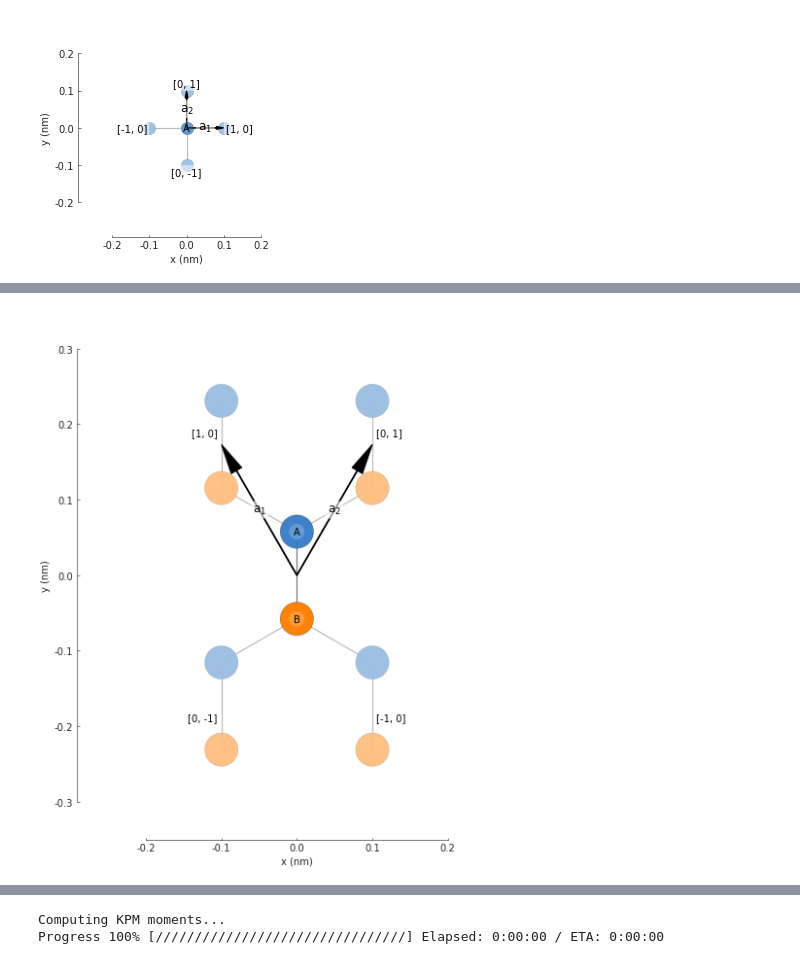
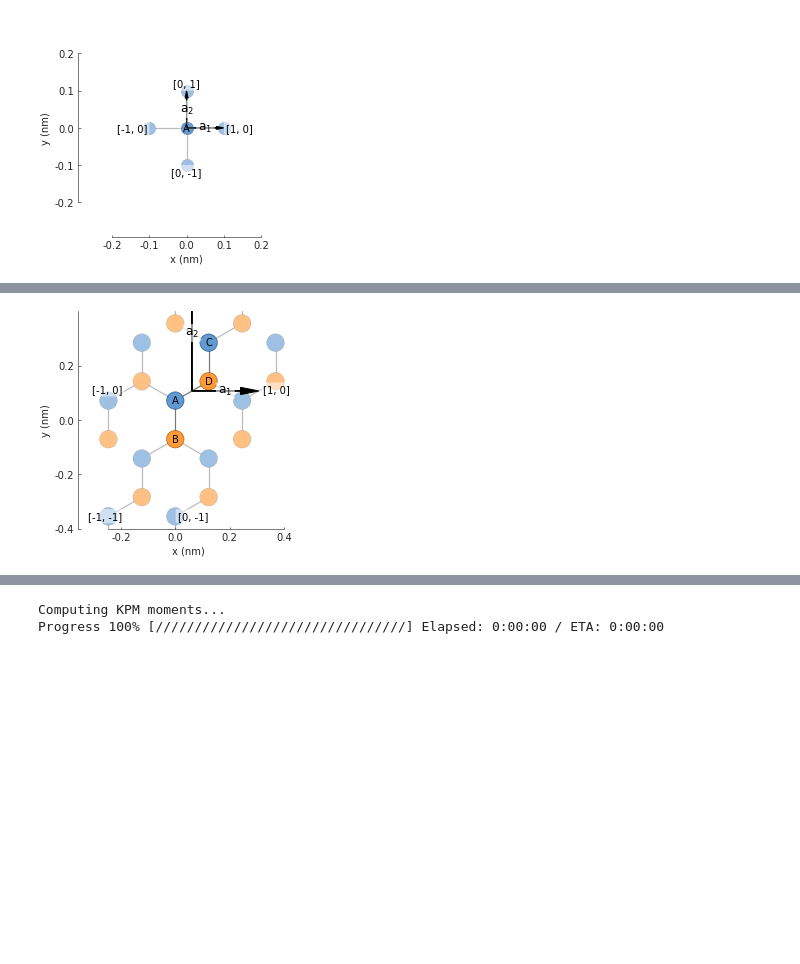
Before and after one commit to ingyeocha/YeongChan-vispy, a Jupyter notebook: test.ipynb, the cells around one changed output, grey strips where cells are left out. Cells and saved outputs as stored; diff of their text form; code cells hidden in the pictures; blank space fills up the shorter version.

```diff
--- a/test.ipynb
+++ b/test.ipynb
@@ -52,27 +60,28 @@ lattice.add_hoppings(
     ([1, -1], 'B', 'A', t)
 )
 # %%
-d = 0.2  # [nm] unit cell distance
+d = graphene.a_cc * (3**0.5)  # [nm] unit cell distance
 t = 1    # [eV] hopping energy
-
-# create a simple 2D lattice with vectors a1 and a2
-lattice = pb.Lattice(a1=[d, 0], a2=[0,3**0.5 * d])
-lattice.add_sublattices(('A', [0, d/3**0.5/2]),
-                        ('B',[0,-d/3**0.5/2]),
-                        #('C',[d/2,(3**0.5 * d)/2+d/3**0.5/2]),
-                        #('D',[d/2,(3**0.5 * d)/2-d/3**0.5/2])
+def unit4atom(d,t):
+    # create a simple 2D lattice with vectors a1 and a2
+    lattice = pb.Lattice(a1=[d, 0], a2=[0,3**0.5 * d])
+    lattice.add_sublattices(('A', [0, d/3**0.5/2]),
+                            ('B',[0,-d/3**0.5/2]),
+                            #('C',[d/2,(3**0.5 * d)/2+d/3**0.5/2]),
+                            #('D',[d/2,(3**0.5 * d)/2-d/3**0.5/2])
+                           )
+    lattice.add_aliases(('C','A',[d/2,(3**0.5 * d)/2+d/3**0.5/2]),
+                        ('D','B',[d/2,(3**0.5 * d)/2-d/3**0.5/2])
                        )
-lattice.add_aliases(('C','A',[d/2,(3**0.5 * d)/2+d/3**0.5/2]),
-                    ('D','B',[d/2,(3**0.5 * d)/2-d/3**0.5/2])
-                   )
-lattice.add_hoppings(
-    ([0, 0], 'A', 'B', t),
-    ([0, 0], 'A', 'D', t),
-    ([0, 0], 'C', 'D', t),
-    ([1, 0], 'D', 'A', t),
-    ([1, 1], 'C', 'B', t),
-    ([0, 1], 'C', 'B', t),
-)
+    lattice.add_hoppings(
+        ([0, 0], 'A', 'B', t),
+        ([0, 0], 'A', 'D', t),
+        ([0, 0], 'C', 'D', t),
+        ([1, 0], 'D', 'A', t),
+        ([1, 1], 'C', 'B', t),
+        ([0, 1], 'C', 'B', t),
+    )
+    return lattice
 # %%
 d = 0.2  # [nm] unit cell distance
 t = 1    # [eV] hopping energy
@@ -98,12 +107,16 @@ lattice.add_hoppings(
     ([0, 1], 'A', 'B', t),
     ([1, 0], 'A', 'B', t)
 )
+# %%
+lattice=unit4atom(graphene.a_cc * (3**0.5),graphene.t)
 # %%
-plt.figure(figsize=(10,10))
+#plt.figure(figsize=(10,10))
 lattice.plot()
+
+plt.ylim(-0.4,0.4)
 plt.show()
 # %% [output]
-[figure, old version]
+[figure, new version]
 # %%
 #calculate density of state, local density of state, band structure
 def pn_junction(y0, v1, v2):
```
Also changed, not shown: parts of 6 cells of this notebook.
